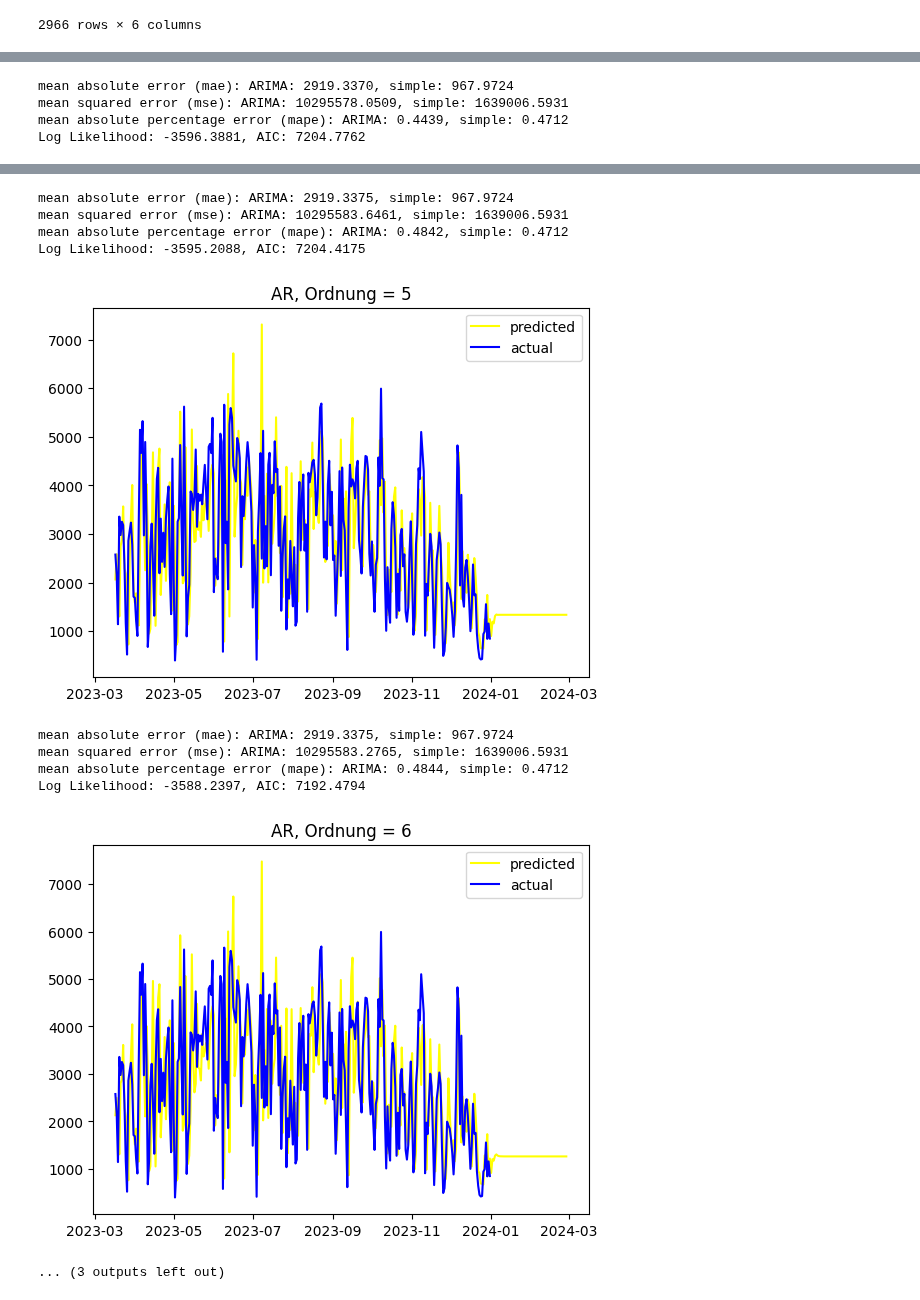
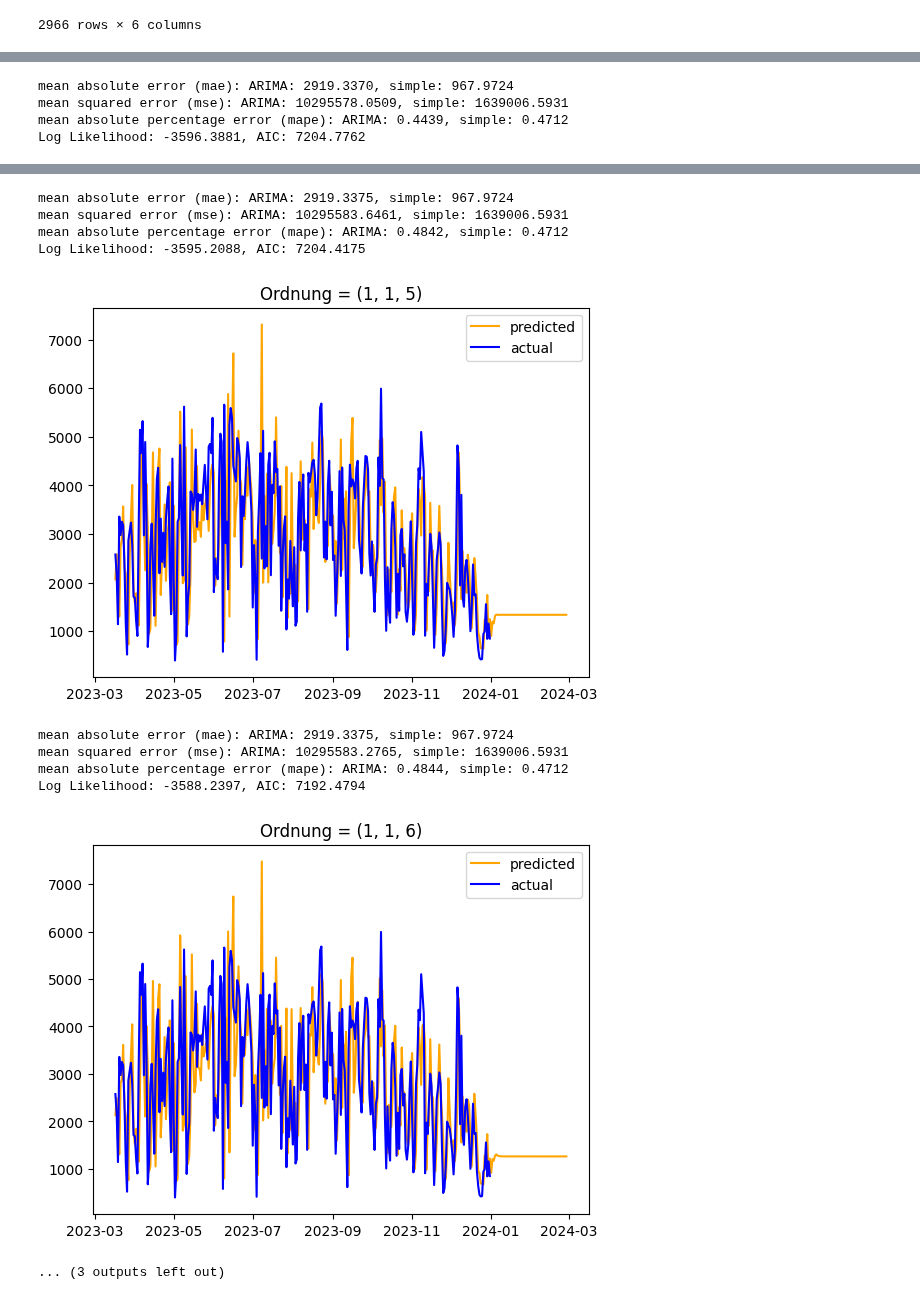
Before and after one commit to wooloflettuce/bonn-bike-count, a Jupyter notebook: ARIMA/Südbrücke/jaehrlich.ipynb, the cells around one changed output, grey strips where cells are left out. Saved outputs shown, nothing was run; the diff lists cells and outputs as text; code cells hidden in the pictures.

```diff
--- a/ARIMA/Südbrücke/jaehrlich.ipynb
+++ b/ARIMA/Südbrücke/jaehrlich.ipynb
@@ -207,7 +207,7 @@ for i in range(1, 8):
     # Plotten
     plt.title('AR, Ordnung = {:.0f}'.format(i))
     plt.plot(df_r.loc[start_date:future_date, header],
-         color='yellow', label='predicted')
+         color='orange', label='predicted')
     plt.plot(df.loc[start_date:end_date, header], color='blue', label='actual')
     plt.legend()
     plt.show()
@@ -216,8 +216,8 @@ for i in range(1, 8):
     y_pred_simple = pd.concat([y_pred_simple, df_train[header].iloc[-1:]])
     y_pred_simple = y_pred_simple.sort_index().tolist()
 
-    df_test.loc[:,'intervals'] = (df_test[header] > 10).astype(int).diff().fillna(0).ne(0).cumsum()
-    df_test.loc[:,'group'] = df_test[header].apply(lambda x: '≤ 10' if x <= 10 else '> 10')
+    df_test.loc[:,'intervals'] = (df_test[header] > 50).astype(int).diff().fillna(0).ne(0).cumsum()
+    df_test.loc[:,'group'] = df_test[header].apply(lambda x: '≤ 10' if x <= 50 else '> 10')
     df_test.loc[:,'predicted'] = df_r.loc[start_date:end_date, header]
     df_test.loc[:,'simple_predict'] = y_pred_simple
 
@@ -347,9 +347,9 @@ for i in range(1, 8):
     df_r.index = pd.to_datetime(df_r.index)
 
     # Plotten
-    plt.title('AR, Ordnung = {:.0f}'.format(i))
+    plt.title('Ordnung = (1, 1, {:.0f})'.format(i))
     plt.plot(df_r.loc[start_date:future_date, header],
-         color='yellow', label='predicted')
+         color='orange', label='predicted')
     plt.plot(df.loc[start_date:end_date, header], color='blue', label='actual')
     plt.legend()
     plt.show()
@@ -358,8 +358,8 @@ for i in range(1, 8):
     y_pred_simple = pd.concat([y_pred_simple, df_train[header].iloc[-1:]])
     y_pred_simple = y_pred_simple.sort_index().tolist()
 
-    df_test.loc[:,'intervals'] = (df_test[header] > 10).astype(int).diff().fillna(0).ne(0).cumsum()
-    df_test.loc[:,'group'] = df_test[header].apply(lambda x: '≤ 10' if x <= 10 else '> 10')
+    df_test.loc[:,'intervals'] = (df_test[header] > 50).astype(int).diff().fillna(0).ne(0).cumsum()
+    df_test.loc[:,'group'] = df_test[header].apply(lambda x: '≤ 10' if x <= 50 else '> 10')
     df_test.loc[:,'predicted'] = df_r.loc[start_date:end_date, header]
     df_test.loc[:,'simple_predict'] = y_pred_simple
 
@@ -402,11 +402,11 @@ Log Likelihood: -3596.3881, AIC: 7204.7762
 mean absolute error (mae): ARIMA: 2919.3375, simple: 967.9724
 mean squared error (mse): ARIMA: 10295583.6461, simple: 1639006.5931
 mean absolute percentage error (mape): ARIMA: 0.4842, simple: 0.4712
 Log Likelihood: -3595.2088, AIC: 7204.4175
-[figure, old version]
+[figure, new version]
 mean absolute error (mae): ARIMA: 2919.3375, simple: 967.9724
 mean squared error (mse): ARIMA: 10295583.2765, simple: 1639006.5931
 mean absolute percentage error (mape): ARIMA: 0.4844, simple: 0.4712
 Log Likelihood: -3588.2397, AIC: 7192.4794
-[figure, old version]
+[figure, new version]
 ... (3 outputs left out)
```
Also changed, not shown: parts of 4 cells of this notebook, 18 other files.
